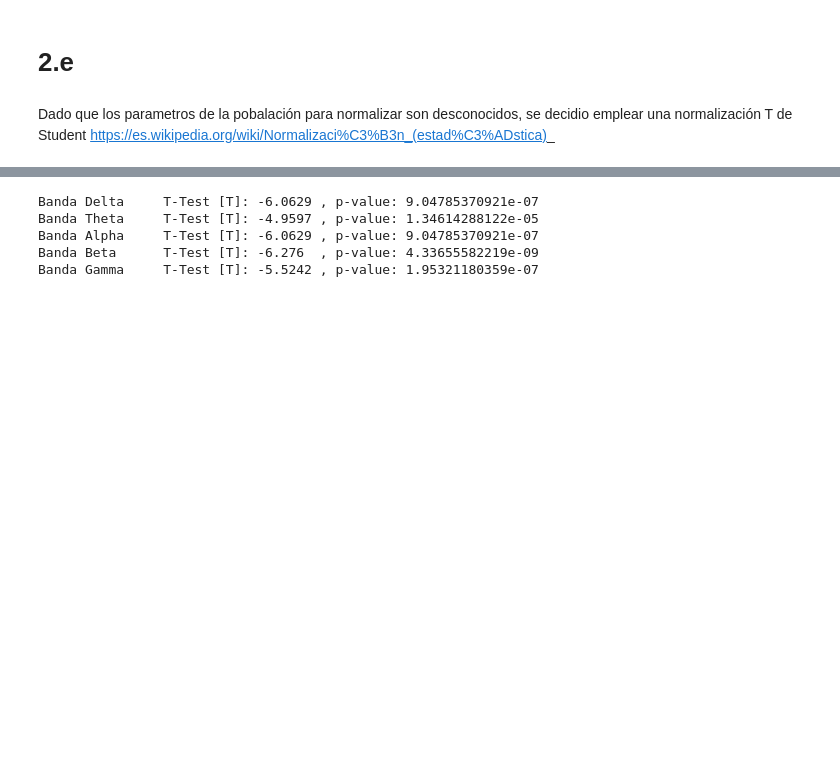
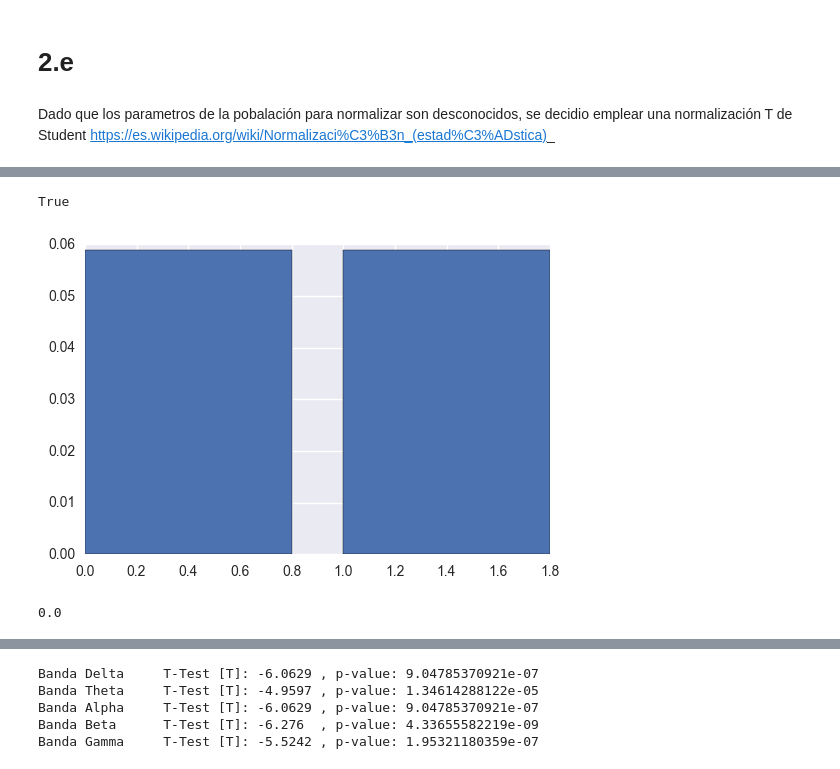
Before and after one commit to turtle-lea/ciencia-de-datos, a Jupyter notebook: tp-2/tp2-version-final.ipynb, the cells around one changed output, grey strips where cells are left out. Drawn from its saved outputs; the diff is of its cells as text; code cells hidden in the pictures; blank space fills up the shorter version.

```diff
--- a/tp-2/tp2-version-final.ipynb
+++ b/tp-2/tp2-version-final.ipynb
@@ -20,7 +20,7 @@ ALPHA = (8,13)
 BETA = (13,30)
 GAMMA = (30,45)
 
-LECTRODE = [8, 80, 44, 185, 131] #Agregue esta variable ya que la vamos a usar varias veces ej 2.1.A
+ELECTRODE = [8, 80, 44, 185, 131] #Agregue esta variable ya que la vamos a usar varias veces ej 2.1.A
 # %%
 SUJETOS_P = ["/Users/lmatayoshi/Desktop/EEG/P" + str(0) + str(i) + ".mat" for i in range(1,10)]
 SUJETOS_P.append("/Users/lmatayoshi/Desktop/EEG/P10.mat")
@@ -518,0 +460,12 @@ def bandas_frecuencia_normalizadas(sujetos_S, sujetos_P):
+# %%
+def bandas_normalizadas_groups():
+    frecuencias_S = []
+    frecuencias_P = []
+    for sujeto_S in SUJETOS_S:
+        frecuencias_S.append(bandas_normalizadas_frecuencia_sujeto(sujeto_S))
+    for sujeto_P in SUJETOS_P:
+        frecuencias_P.append(bandas_normalizadas_frecuencia_sujeto(sujeto_P))
+
+    return frecuencias_S, frecuencias_P
+# %%
+frec_normalizadas_S, frec_normalizadas_P = bandas_normalizadas_groups()
@@ -518,0 +508,12 @@ def bandas_frecuencia_normalizadas(sujetos_S, sujetos_P):
+# %%
+alpha_p = np.mean(np.array(frec_normalizadas_P)[:, 0])
+alpha_s = np.mean(np.array(frec_normalizadas_S)[:, 0])
+plt.bar(range(2), [alpha_p, alpha_s])
+alpha_p == alpha_s
+# %% [output]
+True
+[figure, added]
+# %%
+alpha_p - alpha_s
+# %% [output]
+0.0
```
Also changed, not shown: parts of 13 cells of this notebook.
